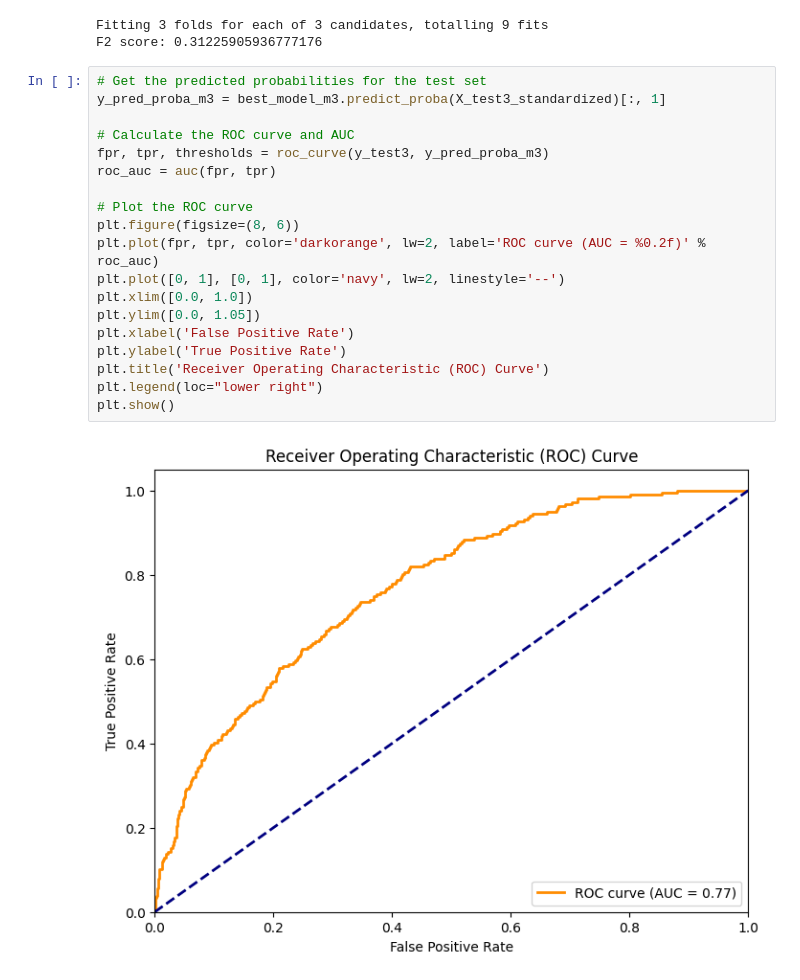
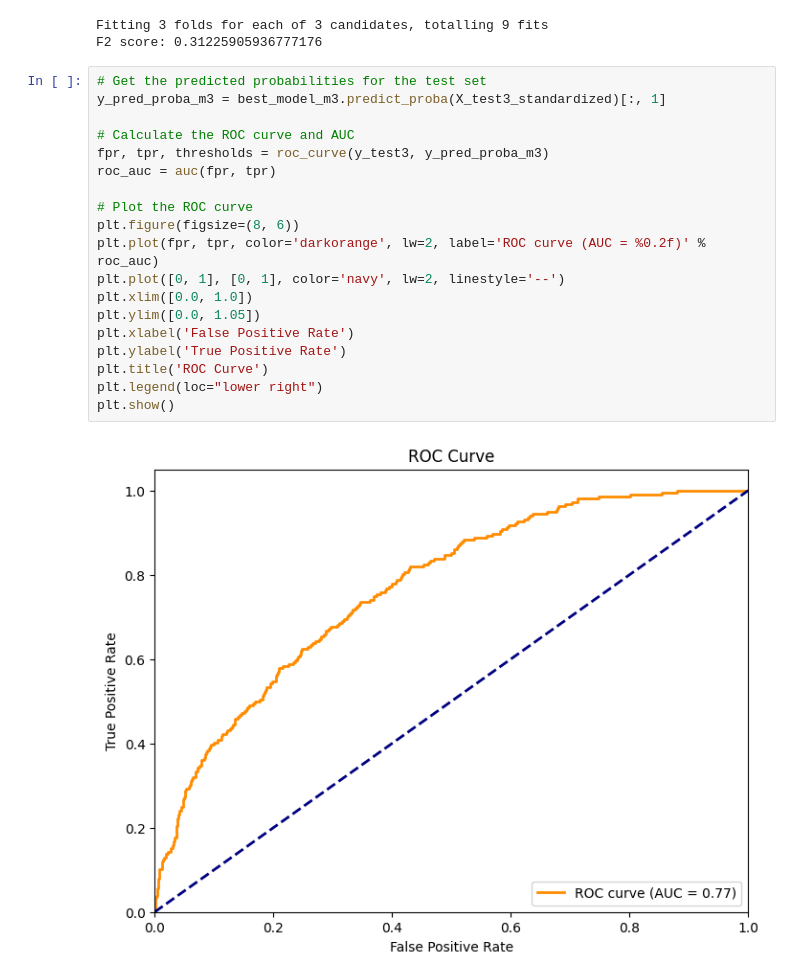
Before and after one commit to turrrray/gay, a Jupyter notebook: Fraud.ipynb, the cells around one changed output. Drawn from its saved outputs; the diff is of its cells as text.

```diff
--- a/Fraud.ipynb
+++ b/Fraud.ipynb
@@ -735,21 +735,21 @@ F2 score: 0.31225905936777176
 # %%
 # Get the predicted probabilities for the test set
 y_pred_proba_m3 = best_model_m3.predict_proba(X_test3_standardized)[:, 1]
 
 # Calculate the ROC curve and AUC
 fpr, tpr, thresholds = roc_curve(y_test3, y_pred_proba_m3)
 roc_auc = auc(fpr, tpr)
 
 # Plot the ROC curve
 plt.figure(figsize=(8, 6))
 plt.plot(fpr, tpr, color='darkorange', lw=2, label='ROC curve (AUC = %0.2f)' % roc_auc)
 plt.plot([0, 1], [0, 1], color='navy', lw=2, linestyle='--')
 plt.xlim([0.0, 1.0])
 plt.ylim([0.0, 1.05])
 plt.xlabel('False Positive Rate')
 plt.ylabel('True Positive Rate')
-plt.title('Receiver Operating Characteristic (ROC) Curve')
+plt.title('ROC Curve')
 plt.legend(loc="lower right")
 plt.show()
 # %% [output]
-[figure, old version]
+[figure, new version]
```
